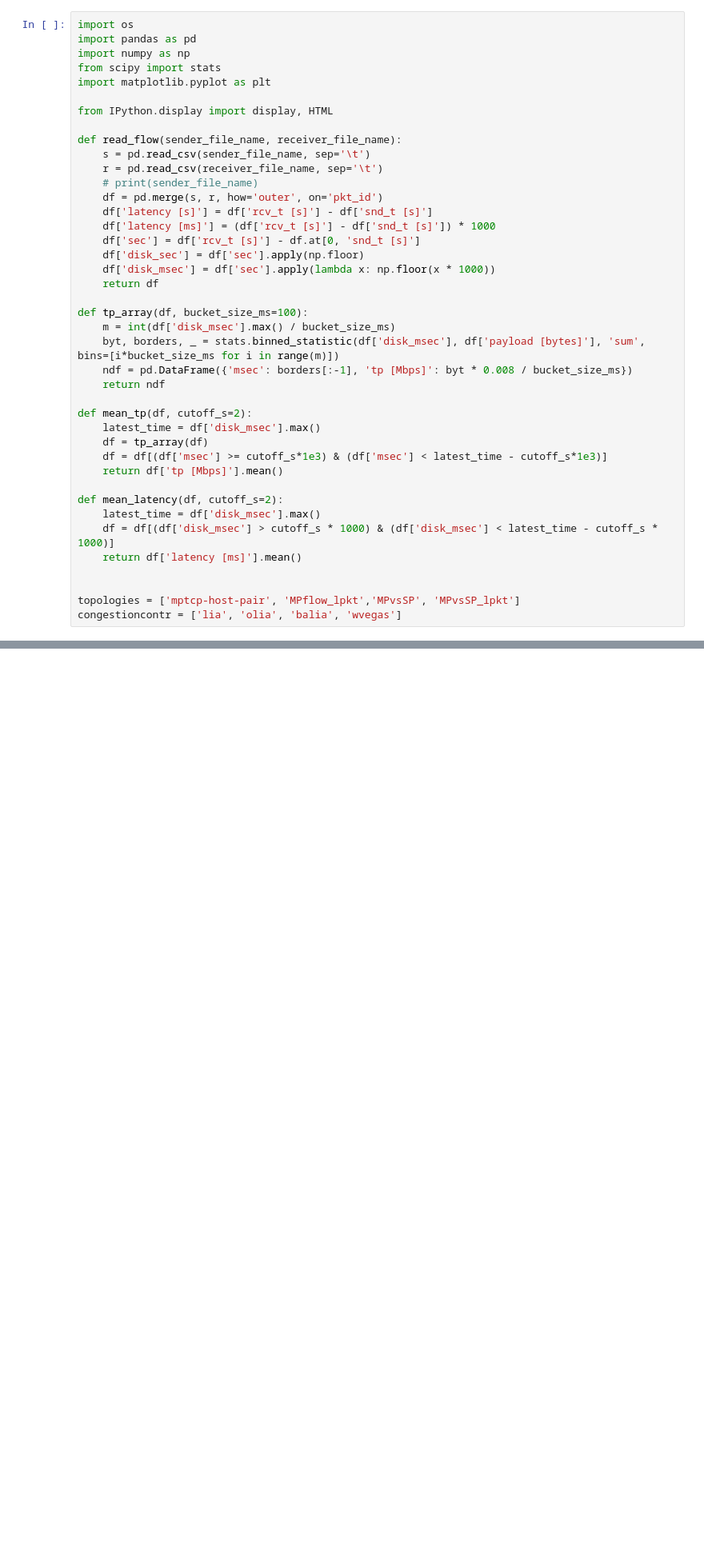
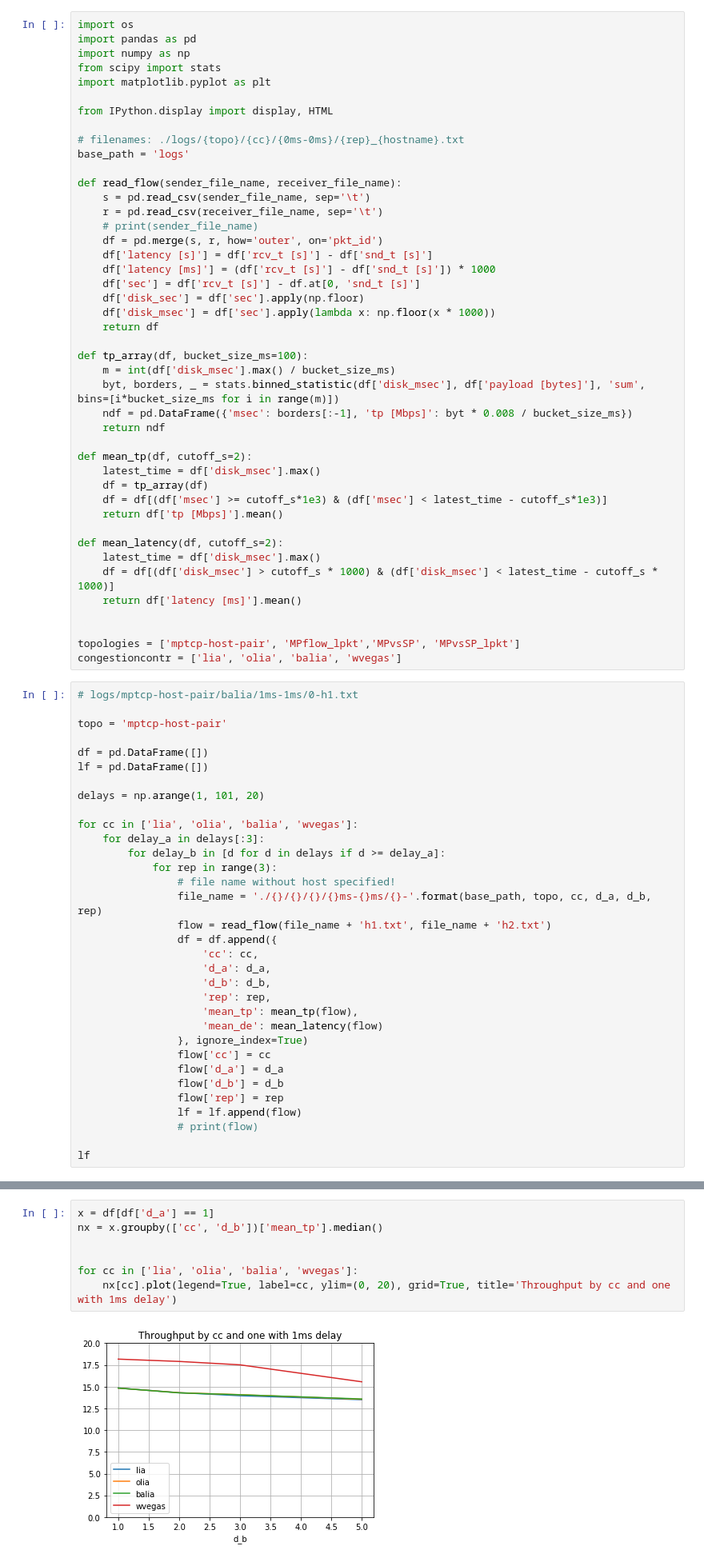
Before and after one commit to phyratokar/MPTCP-Mininet-Benchmark, a Jupyter notebook: MultiAnalyis.ipynb, the cells around one changed output, grey strips where cells are left out. Shown at 80% size. Cells and saved outputs as stored; diff of their text form; blank space fills up the shorter version.

Commit message:
- added new topology (mp-vs-sp) - improved main method to run experiments with different delays

```diff
--- a/MultiAnalyis.ipynb
+++ b/MultiAnalyis.ipynb
@@ -6,6 +6,9 @@ from scipy import stats
 import matplotlib.pyplot as plt
 
 from IPython.display import display, HTML
+
+# filenames: ./logs/{topo}/{cc}/{0ms-0ms}/{rep}_{hostname}.txt
+base_path = 'logs'
 
 def read_flow(sender_file_name, receiver_file_name):
     s = pd.read_csv(sender_file_name, sep='\t')
@@ -39,3 +42,36 @@ def mean_latency(df, cutoff_s=2):
 
 topologies = ['mptcp-host-pair', 'MPflow_lpkt','MPvsSP', 'MPvsSP_lpkt']
 congestioncontr = ['lia', 'olia', 'balia', 'wvegas']
+# %%
+# logs/mptcp-host-pair/balia/1ms-1ms/0-h1.txt
+
+topo = 'mptcp-host-pair'
+
+df = pd.DataFrame([])
+lf = pd.DataFrame([])
+
+delays = np.arange(1, 101, 20)
+
+for cc in ['lia', 'olia', 'balia', 'wvegas']:
+    for delay_a in delays[:3]:
+        for delay_b in [d for d in delays if d >= delay_a]:
+            for rep in range(3):
+                # file name without host specified!
+                file_name = './{}/{}/{}/{}ms-{}ms/{}-'.format(base_path, topo, cc, d_a, d_b, rep)
+                flow = read_flow(file_name + 'h1.txt', file_name + 'h2.txt')
+                df = df.append({
+                    'cc': cc,
+                    'd_a': d_a,
+                    'd_b': d_b,
+                    'rep': rep,
+                    'mean_tp': mean_tp(flow),
+                    'mean_de': mean_latency(flow)
+                }, ignore_index=True)
+                flow['cc'] = cc
+                flow['d_a'] = d_a
+                flow['d_b'] = d_b
+                flow['rep'] = rep
+                lf = lf.append(flow)
+                # print(flow)
+
+lf
@@ -41,0 +97,9 @@ congestioncontr = ['lia', 'olia', 'balia', 'wvegas']
+# %%
+x = df[df['d_a'] == 1]
+nx = x.groupby(['cc', 'd_b'])['mean_tp'].median()
+
+
+for cc in ['lia', 'olia', 'balia', 'wvegas']:
+    nx[cc].plot(legend=True, label=cc, ylim=(0, 20), grid=True, title='Throughput by cc and one with 1ms delay')
+# %% [output]
+[figure, added]
```
Also changed, not shown: parts of 2 cells of this notebook, 6 other files.
